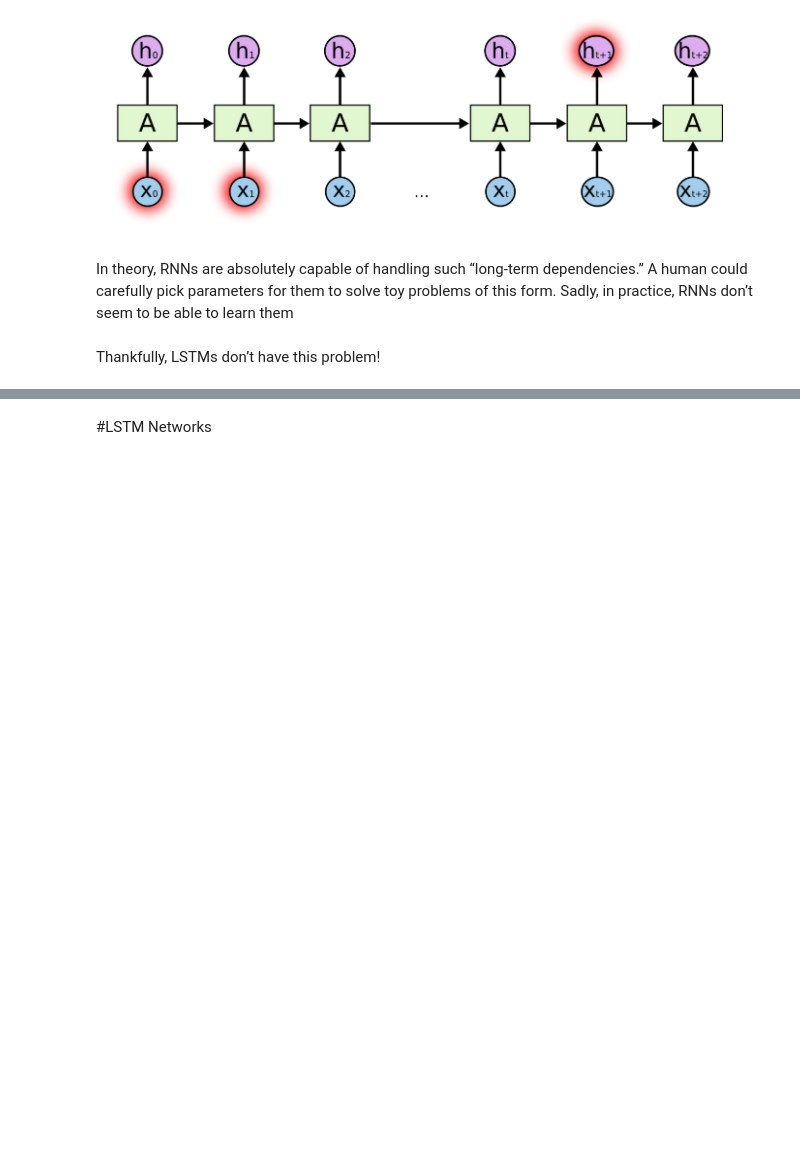
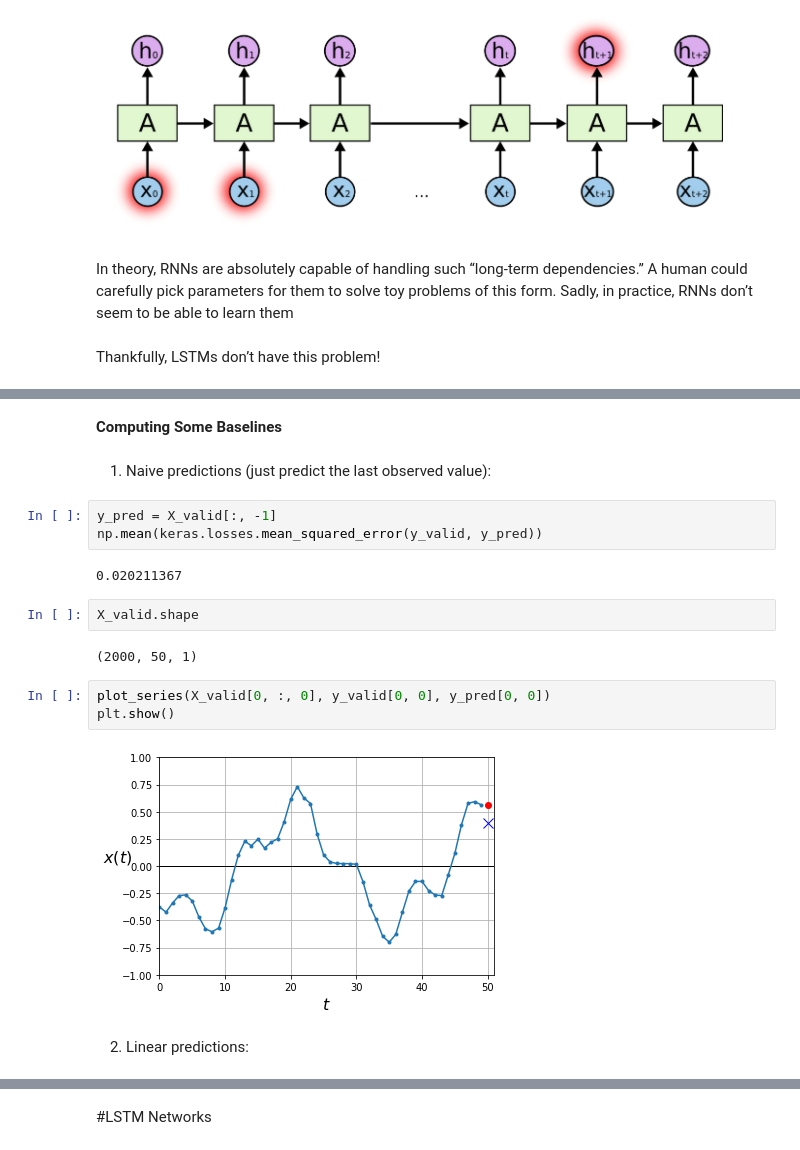
Before and after one commit to gauravpks/dl-repo, a Jupyter notebook: RNN/RNNIntro.ipynb, the cells around one changed output, grey strips where cells are left out. Cells and saved outputs as stored; diff of their text form; blank space fills up the shorter version.

```diff
--- a/RNN/RNNIntro.ipynb
+++ b/RNN/RNNIntro.ipynb
@@ -42,0 +101,21 @@ Thankfully, LSTMs don’t have this problem!
+# %% [markdown]
+**Computing Some Baselines**
+# %% [markdown]
+
+1. Naive predictions (just predict the last observed value):
+# %%
+y_pred = X_valid[:, -1]
+np.mean(keras.losses.mean_squared_error(y_valid, y_pred))
+# %% [output]
+0.020211367
+# %%
+X_valid.shape
+# %% [output]
+(2000, 50, 1)
+# %%
+plot_series(X_valid[0, :, 0], y_valid[0, 0], y_pred[0, 0])
+plt.show()
+# %% [output]
+[figure, added]
+# %% [markdown]
+2. Linear predictions:
```
Also changed, not shown: parts of 12 cells of this notebook.
